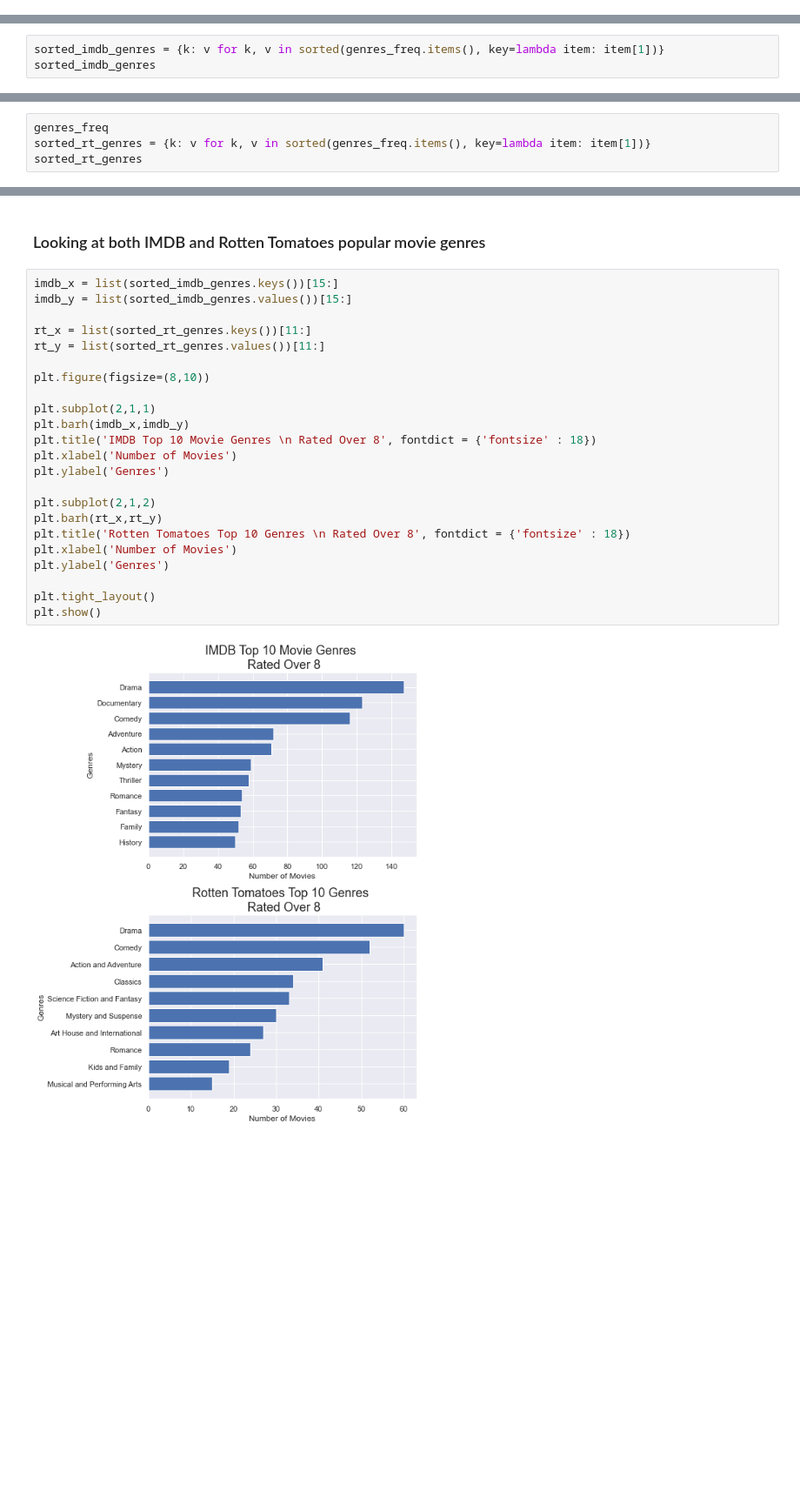
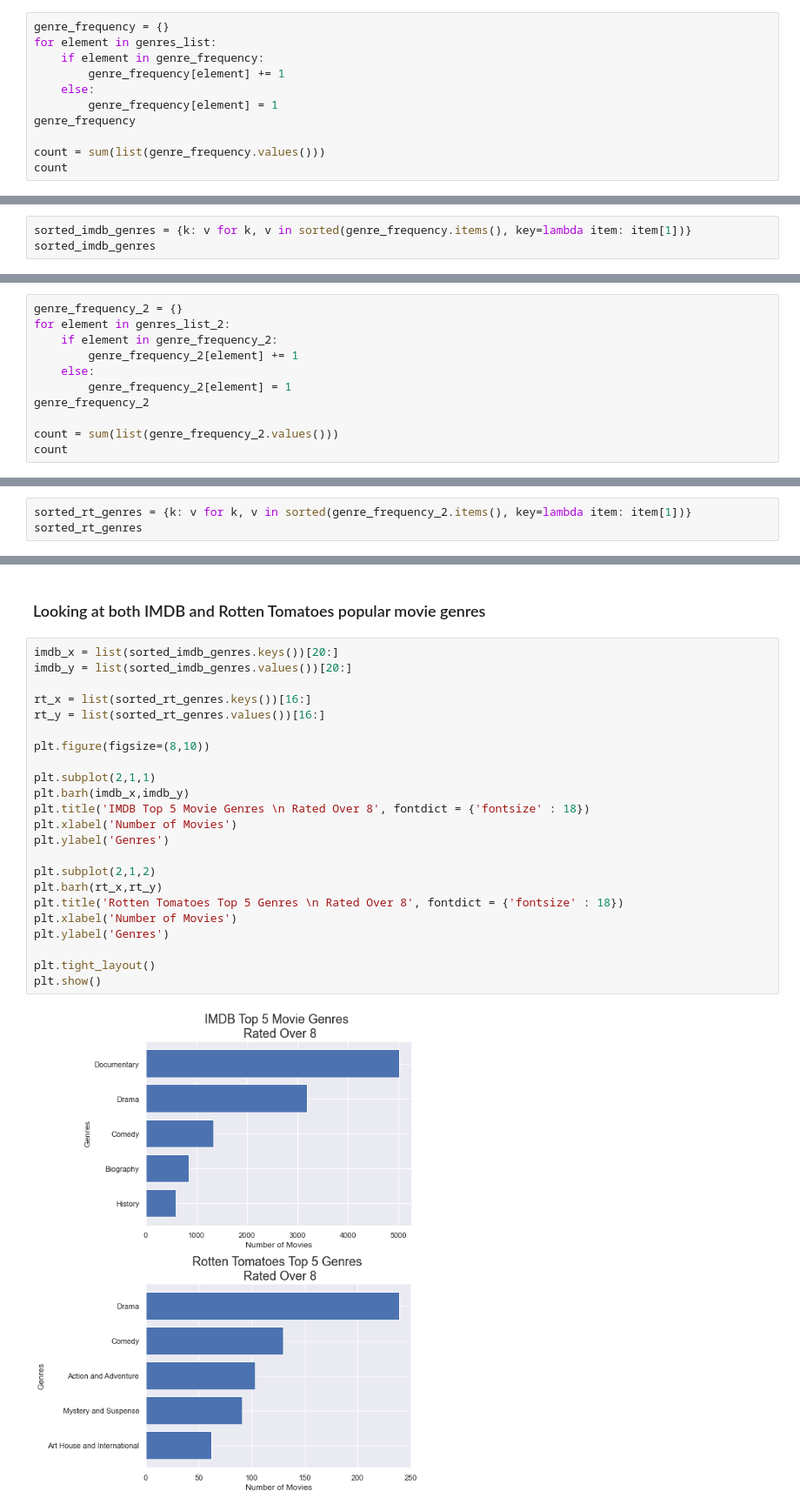
Before and after one commit to zach-hanly/microsoft_movie_project, a Jupyter notebook: jerry/Movie Genres Popularity (Frequency).ipynb, the cells around one changed output, grey strips where cells are left out. Shown at 87% size. Saved outputs shown, nothing was run; the diff lists cells and outputs as text; blank space fills up the shorter version.

```diff
--- a/jerry/Movie Genres Popularity (Frequency).ipynb
+++ b/jerry/Movie Genres Popularity (Frequency).ipynb
@@ -112,0 +125,11 @@ for lists in x:
+# %%
+genre_frequency = {}
+for element in genres_list:
+    if element in genre_frequency:
+        genre_frequency[element] += 1
+    else:
+        genre_frequency[element] = 1
+genre_frequency
+
+count = sum(list(genre_frequency.values()))
+count
@@ -113,4 +138,4 @@ for lists in x:
 # %%
-sorted_imdb_genres = {k: v for k, v in sorted(genres_freq.items(), key=lambda item: item[1])}
+sorted_imdb_genres = {k: v for k, v in sorted(genre_frequency.items(), key=lambda item: item[1])}
 sorted_imdb_genres
 # %% [output]
@@ -298,0 +320,11 @@ for lists in x:
+# %%
+genre_frequency_2 = {}
+for element in genres_list_2:
+    if element in genre_frequency_2:
+        genre_frequency_2[element] += 1
+    else:
+        genre_frequency_2[element] = 1
+genre_frequency_2
+
+count = sum(list(genre_frequency_2.values()))
+count
@@ -299,6 +333,5 @@ for lists in x:
 # %%
-genres_freq
-sorted_rt_genres = {k: v for k, v in sorted(genres_freq.items(), key=lambda item: item[1])}
+sorted_rt_genres = {k: v for k, v in sorted(genre_frequency_2.items(), key=lambda item: item[1])}
 sorted_rt_genres
 # %% [output]
 {'Gay and Lesbian': 1,
@@ -332,27 +367,27 @@ ax.set_ylabel('Genres');
 # %% [markdown]
 ### Looking at both IMDB and Rotten Tomatoes popular movie genres
 # %%
-imdb_x = list(sorted_imdb_genres.keys())[15:]
-imdb_y = list(sorted_imdb_genres.values())[15:]
+imdb_x = list(sorted_imdb_genres.keys())[20:]
+imdb_y = list(sorted_imdb_genres.values())[20:]
 
-rt_x = list(sorted_rt_genres.keys())[11:]
-rt_y = list(sorted_rt_genres.values())[11:]
+rt_x = list(sorted_rt_genres.keys())[16:]
+rt_y = list(sorted_rt_genres.values())[16:]
 
 plt.figure(figsize=(8,10))
 
 plt.subplot(2,1,1)
 plt.barh(imdb_x,imdb_y)
-plt.title('IMDB Top 10 Movie Genres \n Rated Over 8', fontdict = {'fontsize' : 18})
+plt.title('IMDB Top 5 Movie Genres \n Rated Over 8', fontdict = {'fontsize' : 18})
 plt.xlabel('Number of Movies')
 plt.ylabel('Genres')
 
 plt.subplot(2,1,2)
 plt.barh(rt_x,rt_y)
-plt.title('Rotten Tomatoes Top 10 Genres \n Rated Over 8', fontdict = {'fontsize' : 18})
+plt.title('Rotten Tomatoes Top 5 Genres \n Rated Over 8', fontdict = {'fontsize' : 18})
 plt.xlabel('Number of Movies')
 plt.ylabel('Genres')
 
 plt.tight_layout()
 plt.show()
 # %% [output]
-[figure, old version]
+[figure, new version]
```
Also changed, not shown: parts of 32 cells of this notebook.
